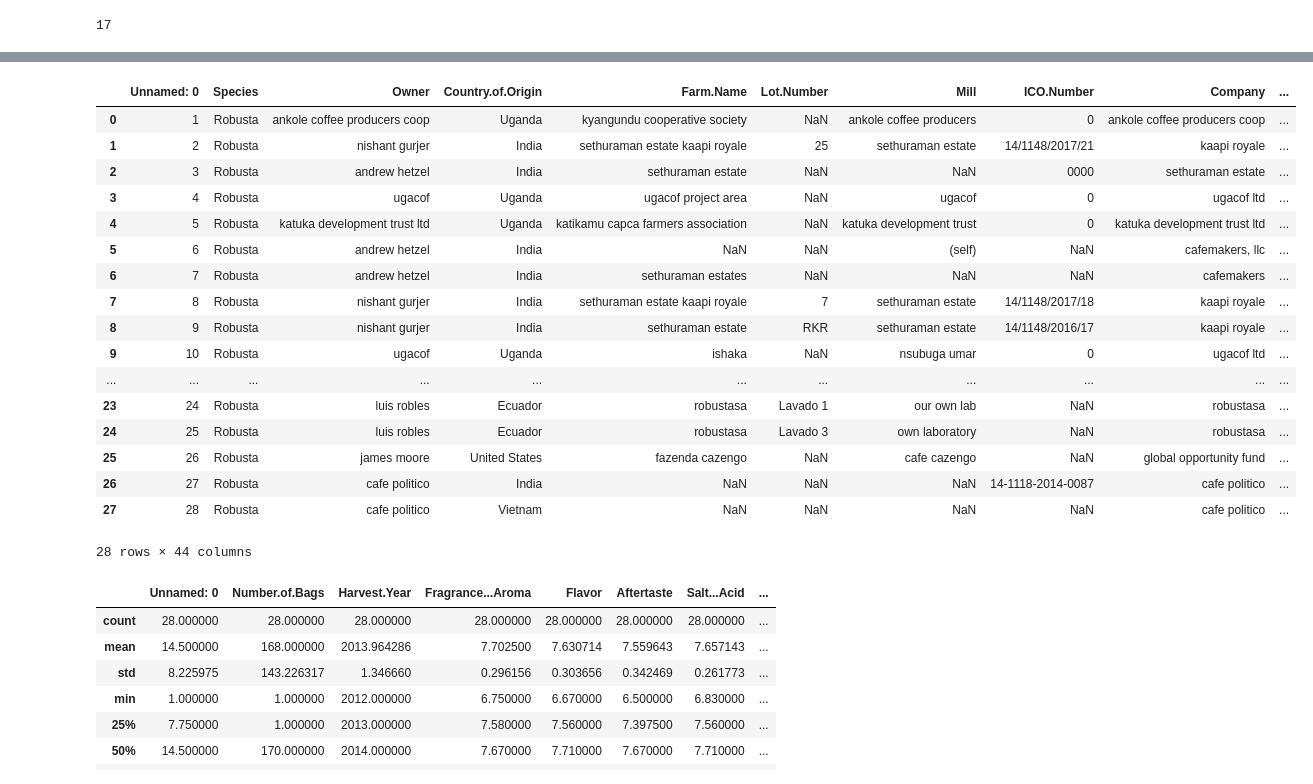
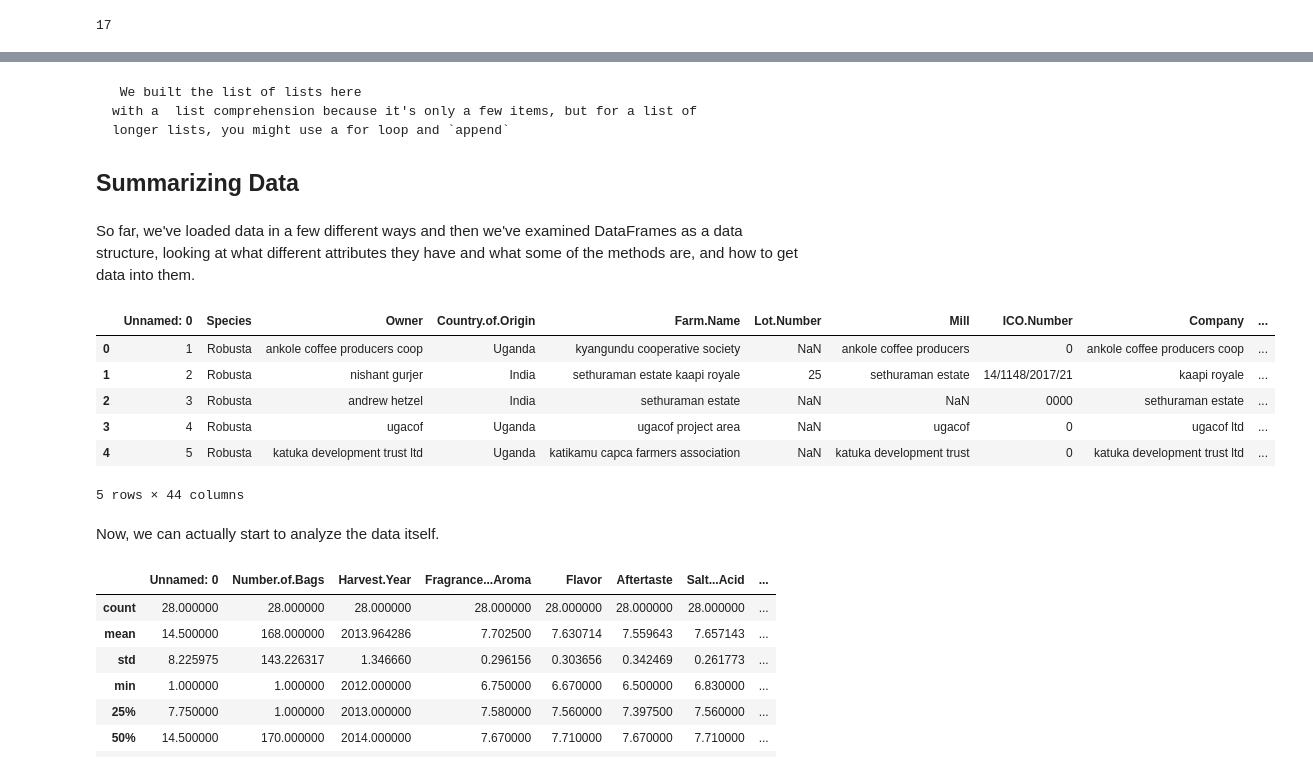
Before and after one commit to rhodyprog4ds/BrownFall21, a Jupyter notebook: _sources/notes/2021-09-20.ipynb, the cells around one changed output, grey strips where cells are left out. Cells and saved outputs as stored; diff of their text form; code cells hidden in the pictures.

````diff
--- a/_sources/notes/2021-09-20.ipynb
+++ b/_sources/notes/2021-09-20.ipynb
@@ -106,27 +154,30 @@ len(list_of_lists)
+# %% [markdown]
+```{hint}
+ We built the list of lists here
+with a  list comprehension because it's only a few items, but for a list of
+longer lists, you might use a for loop and `append`
+```
+
+## Summarizing Data
 # %%
 coffee_data_url = 'https://raw.githubusercontent.com/jldbc/coffee-quality-database/master/data/robusta_data_cleaned.csv'
 coffee_df = pd.read_csv(coffee_data_url)
+# %% [markdown]
+So far, we've loaded data in a few different ways and then we've examined
+DataFrames as a data structure, looking at what different attributes they have
+and what some of the methods are, and how to get data into them.
 # %%
-coffee_df
+coffee_df.head()
 # %% [output]
 |  | Unnamed: 0 | Species | Owner | Country.of.Origin | Farm.Name | Lot.Number | Mill | ICO.Number | Company | ... |
 | 0 | 1 | Robusta | ankole coffee producers coop | Uganda | kyangundu cooperative society | NaN | ankole coffee producers | 0 | ankole coffee producers coop | ... |
 | 1 | 2 | Robusta | nishant gurjer | India | sethuraman estate kaapi royale | 25 | sethuraman estate | 14/1148/2017/21 | kaapi royale | ... |
 | 2 | 3 | Robusta | andrew hetzel | India | sethuraman estate | NaN | NaN | 0000 | sethuraman estate | ... |
 | 3 | 4 | Robusta | ugacof | Uganda | ugacof project area | NaN | ugacof | 0 | ugacof ltd | ... |
 | 4 | 5 | Robusta | katuka development trust ltd | Uganda | katikamu capca farmers association | NaN | katuka development trust | 0 | katuka development trust ltd | ... |
-| 5 | 6 | Robusta | andrew hetzel | India | NaN | NaN | (self) | NaN | cafemakers, llc | ... |
-| 6 | 7 | Robusta | andrew hetzel | India | sethuraman estates | NaN | NaN | NaN | cafemakers | ... |
-| 7 | 8 | Robusta | nishant gurjer | India | sethuraman estate kaapi royale | 7 | sethuraman estate | 14/1148/2017/18 | kaapi royale | ... |
-| 8 | 9 | Robusta | nishant gurjer | India | sethuraman estate | RKR | sethuraman estate | 14/1148/2016/17 | kaapi royale | ... |
-| 9 | 10 | Robusta | ugacof | Uganda | ishaka | NaN | nsubuga umar | 0 | ugacof ltd | ... |
-| ... | ... | ... | ... | ... | ... | ... | ... | ... | ... | ... |
-| 23 | 24 | Robusta | luis robles | Ecuador | robustasa | Lavado 1 | our own lab | NaN | robustasa | ... |
-| 24 | 25 | Robusta | luis robles | Ecuador | robustasa | Lavado 3 | own laboratory | NaN | robustasa | ... |
-| 25 | 26 | Robusta | james moore | United States | fazenda cazengo | NaN | cafe cazengo | NaN | global opportunity fund | ... |
-| 26 | 27 | Robusta | cafe politico | India | NaN | NaN | NaN | 14-1118-2014-0087 | cafe politico | ... |
-| 27 | 28 | Robusta | cafe politico | Vietnam | NaN | NaN | NaN | NaN | cafe politico | ... |
-28 rows × 44 columns
+5 rows × 44 columns
+# %% [markdown]
+Now, we can actually start to analyze the data itself.
 # %%
 coffee_df.describe()
 # %% [output]
````
Also changed, not shown: parts of 35 cells of this notebook, 22 other files.
